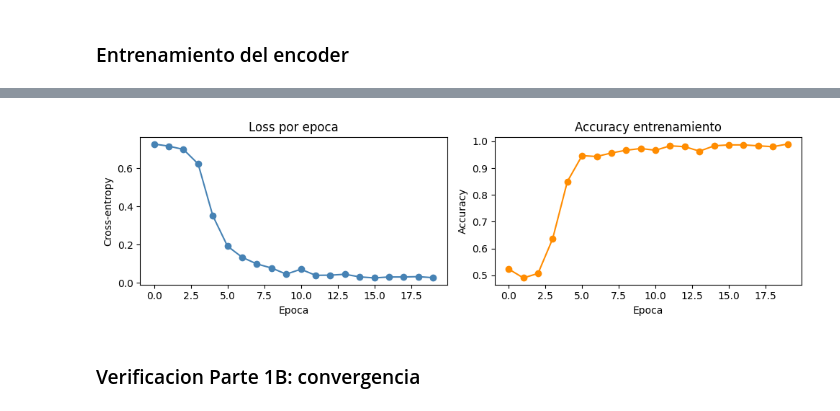
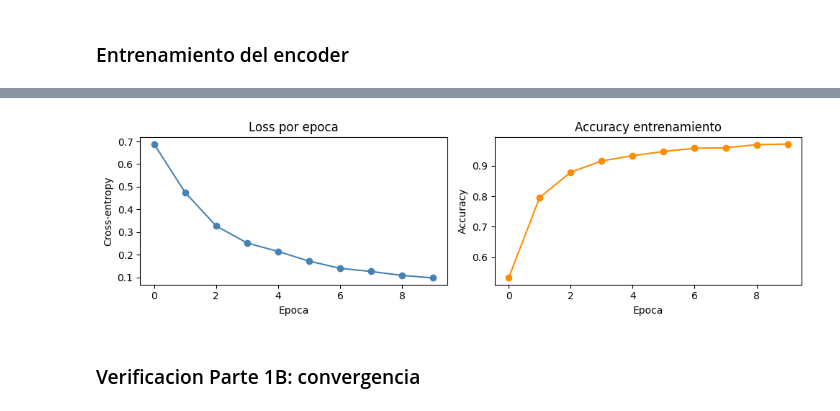
Before and after one commit to jruiz002/transformer-from-scratch-pytorch, a Jupyter notebook: S6 - Proyecto1_Semana6.ipynb, the cells around one changed output, grey strips where cells are left out. Saved outputs shown, nothing was run; the diff lists cells and outputs as text; code cells hidden in the pictures.

```diff
--- a/S6 - Proyecto1_Semana6.ipynb
+++ b/S6 - Proyecto1_Semana6.ipynb
@@ -68,9 +68,11 @@ random.seed(42)
 train_all = filter_data('sst2_train.tsv')
 dev_all   = filter_data('sst2_dev.tsv')
 random.shuffle(train_all)
-TRAIN_CLS = train_all[:300]
+# Usamos todo el pool filtrado: con 300 oraciones el encoder memoriza
+# (99% train / 59% test). Mas datos es la palanca que mas reduce el sobreajuste.
+TRAIN_CLS = train_all
 DEV_CLS   = dev_all[:100]
-GPT_TRAIN = [t for t,_ in train_all[:400]]
+GPT_TRAIN = [t for t,_ in train_all]
 print(f'Clasificacion - Train: {len(TRAIN_CLS)}, Dev: {len(DEV_CLS)}')
 print(f'GPT corpus: {len(GPT_TRAIN)} oraciones')
 print(f'Ejemplo clasificacion: {TRAIN_CLS[0]}')
@@ -428,8 +444,19 @@ torch.manual_seed(42)
 enc_model = TransformerEncoder(V_CLS, D_MODEL, D_FF, N_HEADS, D_K)
 optimizer_enc = torch.optim.Adam(enc_model.parameters(), lr=1e-3)
 
+def eval_acc(model, data):
+    model.eval()
+    correct = 0
+    with torch.no_grad():
+        for text, label in data:
+            if model(text).argmax().item() == label: correct += 1
+    return correct / len(data)
+
+# 10 epocas: con el pool completo, a partir de ahi vuelve a sobreajustar.
+# Early stopping: nos quedamos con los pesos de la epoca de mejor dev accuracy.
 history_enc = []
-for epoch in range(20):
+best_acc, best_state = -1, None
+for epoch in range(10):
     random.shuffle(TRAIN_CLS)
     total_loss = 0; correct = 0
     enc_model.train()
@@ -445,18 +472,16 @@ for epoch in range(20):
     avg_loss = total_loss / len(TRAIN_CLS)
     train_acc = correct / len(TRAIN_CLS)
     history_enc.append((avg_loss, train_acc))
-    if (epoch+1) % 2 == 0:
-        print(f'Epoch {epoch+1:2d}: loss={avg_loss:.4f}, train_acc={train_acc:.2%}')
+    acc_dev = eval_acc(enc_model, DEV_CLS)
+    if acc_dev > best_acc:
+        best_acc = acc_dev
+        best_state = {k: v.detach().clone() for k, v in enc_model.state_dict().items()}
+    print(f'Epoch {epoch+1:2d}: loss={avg_loss:.4f}, train_acc={train_acc:.2%}, dev_acc={acc_dev:.2%}')
 
-# Evaluacion en dev
-enc_model.eval()
-correct_dev = 0
-for text, label in DEV_CLS:
-    with torch.no_grad():
-        logits, _ = enc_model(text, return_attn=True)
-        if logits.argmax().item() == label: correct_dev += 1
-dev_acc = correct_dev / len(DEV_CLS)
-print(f'Dev accuracy: {dev_acc:.2%}')
+# Nos quedamos con la mejor epoca, no con la ultima
+enc_model.load_state_dict(best_state)
+dev_acc = eval_acc(enc_model, DEV_CLS)
+print(f'\nDev accuracy (mejor epoca): {dev_acc:.2%}')
 
 # Grafica de convergencia
 losses = [h[0] for h in history_enc]
@@ -483,4 +509,4 @@ Dev accuracy: 67.00%
-[figure, old version]
+[figure, new version]
 # %% [markdown]
 ### Verificacion Parte 1B: convergencia
 # %%
```
Also changed, not shown: parts of 13 cells of this notebook, 6 other files.
